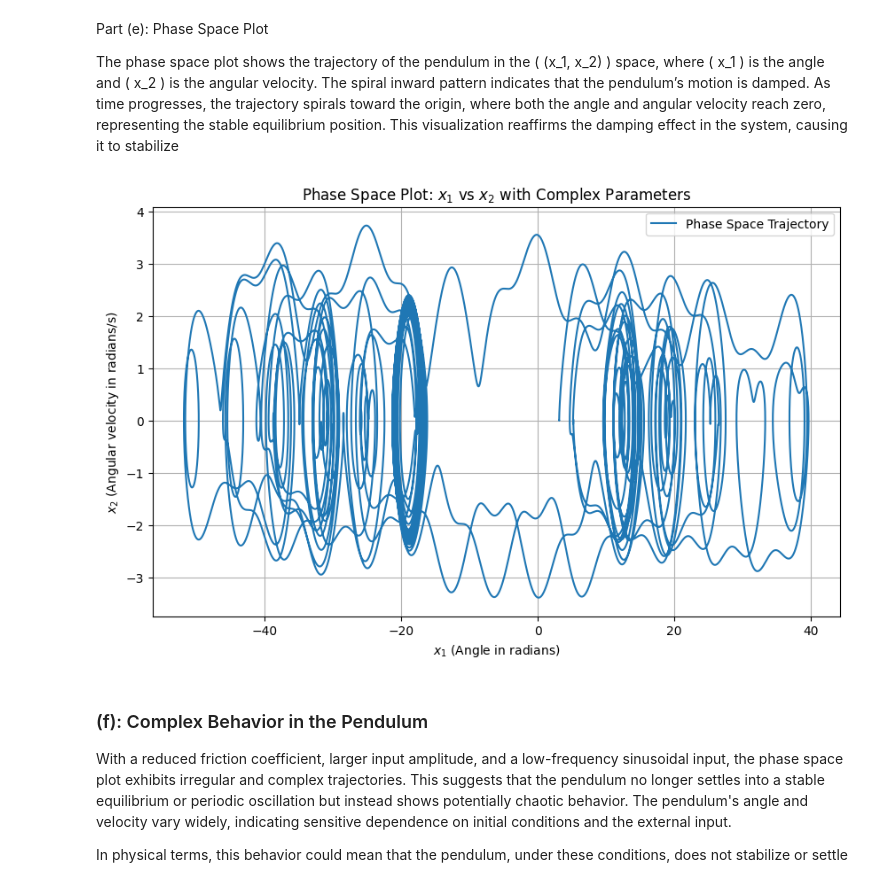
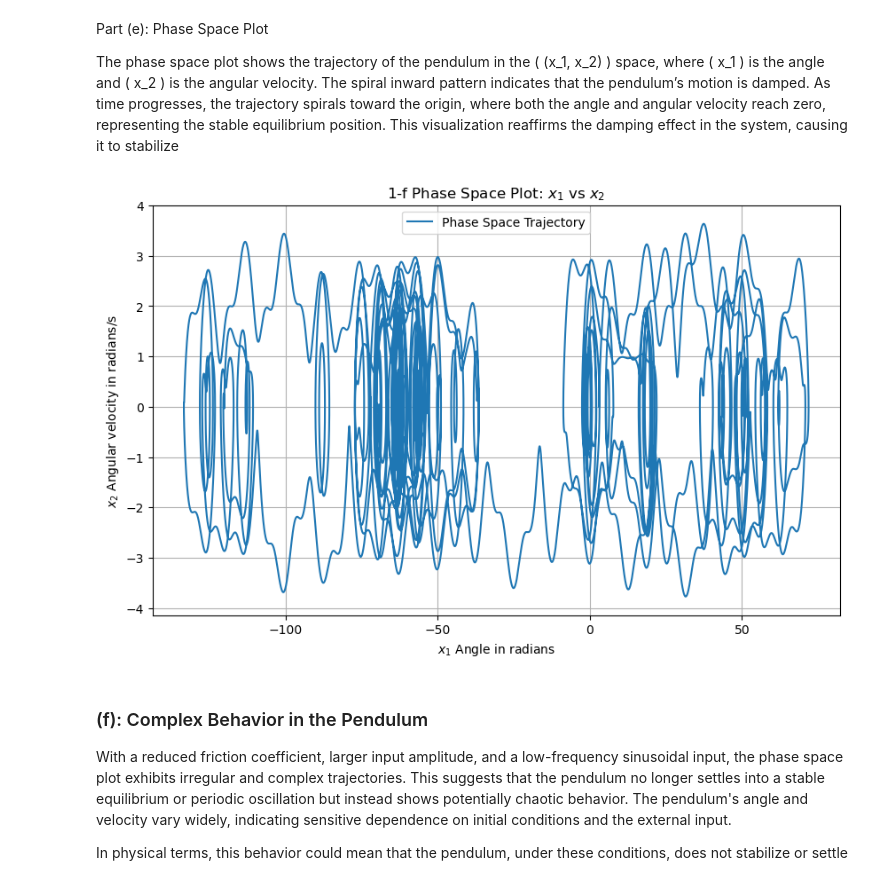
Before and after one commit to Everloom-129/ESE5380-ML-time-series, a Jupyter notebook: Assignments/hw4 state space model/SSM.ipynb, the cells around one changed output. Drawn from its saved outputs; the diff is of its cells as text; code cells hidden in the pictures.

```diff
--- a/Assignments/hw4 state space model/SSM.ipynb
+++ b/Assignments/hw4 state space model/SSM.ipynb
@@ -68,38 +75,33 @@ Part (e): Phase Space Plot
 The phase space plot shows the trajectory of the pendulum in the \( (x_1, x_2) \) space, where \( x_1 \) is the angle and \( x_2 \) is the angular velocity. The spiral inward pattern indicates that the pendulum’s motion is damped. As time progresses, the trajectory spirals toward the origin, where both the angle and angular velocity reach zero, representing the stable equilibrium position. This visualization reaffirms the damping effect in the system, causing it to stabilize
 # %%
 # (f)
-delta_t = 0.01
-num_steps = 100000
-c = 0.01  # Reduced friction coefficient
-
-# Sinusoidal input with specified amplitude and frequency
+delta_t = 0.01 # Time step
+num_steps = 100000 # Number of time steps to simulate
+c = 0.01  # friction coefficient
+# Sinusoidal input
 amplitude = 1
 frequency = 0.01
 u = amplitude * np.sin(frequency * np.arange(num_steps))
 
-# Initialize arrays to store x1 and x2 with new initial conditions
 x1 = np.zeros(num_steps)
 x2 = np.zeros(num_steps)
-x1[0] = x1_0
-x2[0] = x2_0
+x1[0] = np.pi - 0.1
+x2[0] = 0
 
-# Run the simulation for the updated parameters
 for k in range(1, num_steps):
-    # Apply the discrete-time update equations
     x1[k] = x1[k-1] + delta_t * x2[k-1]
     x2[k] = x2[k-1] + delta_t * (-c * x2[k-1] - np.sin(x1[k-1]) + u[k-1])
 
-# Phase space plot (x1 vs x2) for part (f)
 plt.figure(figsize=(10, 6))
 plt.plot(x1, x2, label='Phase Space Trajectory')
-plt.title('Phase Space Plot: $x_1$ vs $x_2$ with Complex Parameters')
-plt.xlabel('$x_1$ (Angle in radians)')
-plt.ylabel('$x_2$ (Angular velocity in radians/s)')
+plt.title('1-f Phase Space Plot: $x_1$ vs $x_2$')
+plt.xlabel('$x_1$ Angle in radians')
+plt.ylabel('$x_2$ Angular velocity in radians/s')
 plt.legend()
 plt.grid(True)
 plt.show()
 # %% [output]
-[figure, old version]
+[figure, new version]
 # %% [markdown]
 ###  (f): Complex Behavior in the Pendulum
 
```
Also changed, not shown: parts of 7 cells of this notebook, 5 other files.
